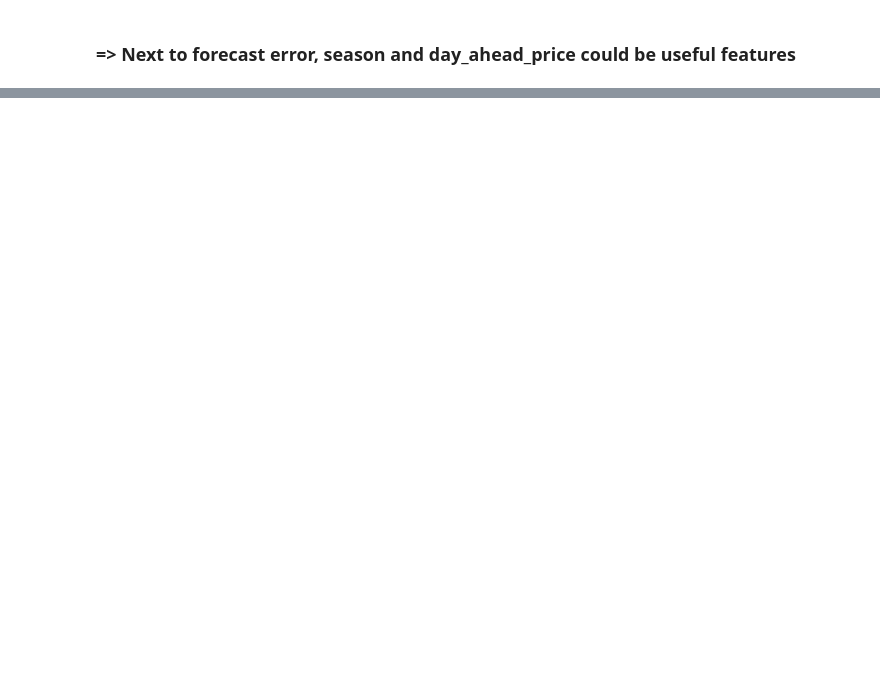
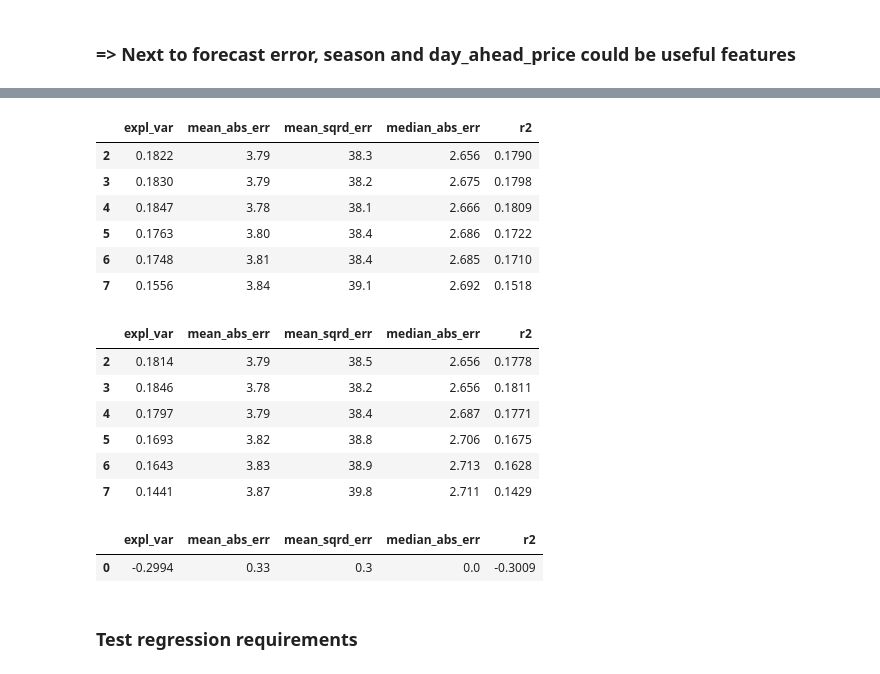
Before and after one commit to mauricepohl/pandas, a Jupyter notebook: 03_modeling/Modeling - Regression.ipynb, the cells around one changed output, grey strips where cells are left out. Drawn from its saved outputs; the diff is of its cells as text; code cells hidden in the pictures; blank space fills up the shorter version.

```diff
--- a/03_modeling/Modeling - Regression.ipynb
+++ b/03_modeling/Modeling - Regression.ipynb
@@ -183,0 +188,15 @@ plt.show()
+# %%
+dummies = pd.get_dummies(data["season"]).iloc[:,:-1]
+seasons = ["winter", "spring", "summer", "fall"]
+dummies.columns = dummies.columns.map(lambda x: seasons[x])
+dummies = dummies.reset_index()
+dummies = dummies.drop("datetime", axis=1)
+X2 = pd.concat([X, dummies], axis=1)
+predictors = [X, X2]
+for x in predictors:
+    scores_list = []
+    param_range = range(1)
+    reg = linear_model.LinearRegression()
+    score = cross_validate(reg, x, y, scoring=scoring, return_train_score=False, n_jobs=-1)
+    scores_list.append(score)
+    display(print_scores(scores_list, param_range))
@@ -183,0 +208,10 @@ plt.show()
+# %%
+param_range = range(2,6)
+X2 = data[["forecast_error", "season"]]
+predictors = [X, X2]
+for x in predictors:
+    scores_list = []
+    for i in param_range:
+        DTR = DecisionTreeRegressor(max_depth=i)
+        scores_list.append(cross_validate(DTR, x, y, scoring=scoring, return_train_score=False, n_jobs=-1))
+    display(print_scores(scores_list, param_range))
@@ -183,0 +229,37 @@ plt.show()
+# %%
+for x in predictors:
+    param_range = range(2,8)
+    scores_list = []
+    for i in param_range:
+        RTR = RandomForestRegressor(max_depth=i)
+        score = cross_validate(RTR, x, y, scoring=scoring, return_train_score=False, n_jobs=-1)
+        scores_list.append(score)
+    display(print_scores(scores_list, param_range))
+# %% [output]
+|  | expl_var | mean_abs_err | mean_sqrd_err | median_abs_err | r2 |
+| 2 | 0.1822 | 3.79 | 38.3 | 2.656 | 0.1790 |
+| 3 | 0.1830 | 3.79 | 38.2 | 2.675 | 0.1798 |
+| 4 | 0.1847 | 3.78 | 38.1 | 2.666 | 0.1809 |
+| 5 | 0.1763 | 3.80 | 38.4 | 2.686 | 0.1722 |
+| 6 | 0.1748 | 3.81 | 38.4 | 2.685 | 0.1710 |
+| 7 | 0.1556 | 3.84 | 39.1 | 2.692 | 0.1518 |
+|  | expl_var | mean_abs_err | mean_sqrd_err | median_abs_err | r2 |
+| 2 | 0.1814 | 3.79 | 38.5 | 2.656 | 0.1778 |
+| 3 | 0.1846 | 3.78 | 38.2 | 2.656 | 0.1811 |
+| 4 | 0.1797 | 3.79 | 38.4 | 2.687 | 0.1771 |
+| 5 | 0.1693 | 3.82 | 38.8 | 2.706 | 0.1675 |
+| 6 | 0.1643 | 3.83 | 38.9 | 2.713 | 0.1628 |
+| 7 | 0.1441 | 3.87 | 39.8 | 2.711 | 0.1429 |
+# %%
+y = (data.price_diff>=0).astype('int')
+scores_list = []
+param_range = range(1)
+
+reg = linear_model.LogisticRegression(fit_intercept=True)
+scores_list.append(cross_validate(reg, X, y, scoring=scoring, return_train_score=False, n_jobs=-1))
+print_scores(scores_list, param_range)
+# %% [output]
+|  | expl_var | mean_abs_err | mean_sqrd_err | median_abs_err | r2 |
+| 0 | -0.2994 | 0.33 | 0.3 | 0.0 | -0.3009 |
+# %% [markdown]
+### Test regression requirements
```
Also changed, not shown: parts of 18 cells of this notebook.
